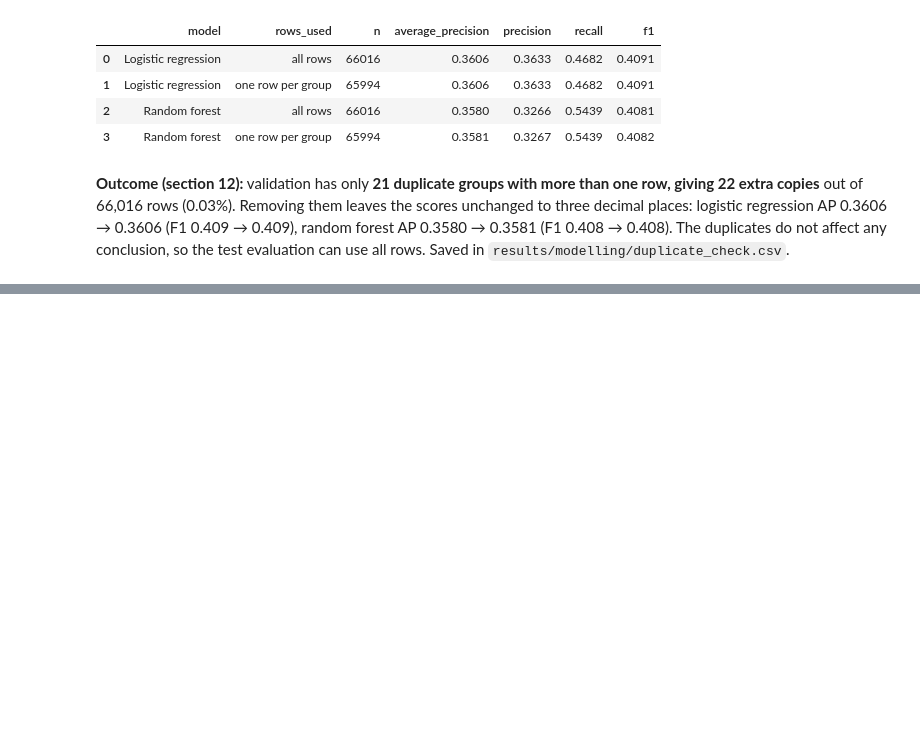
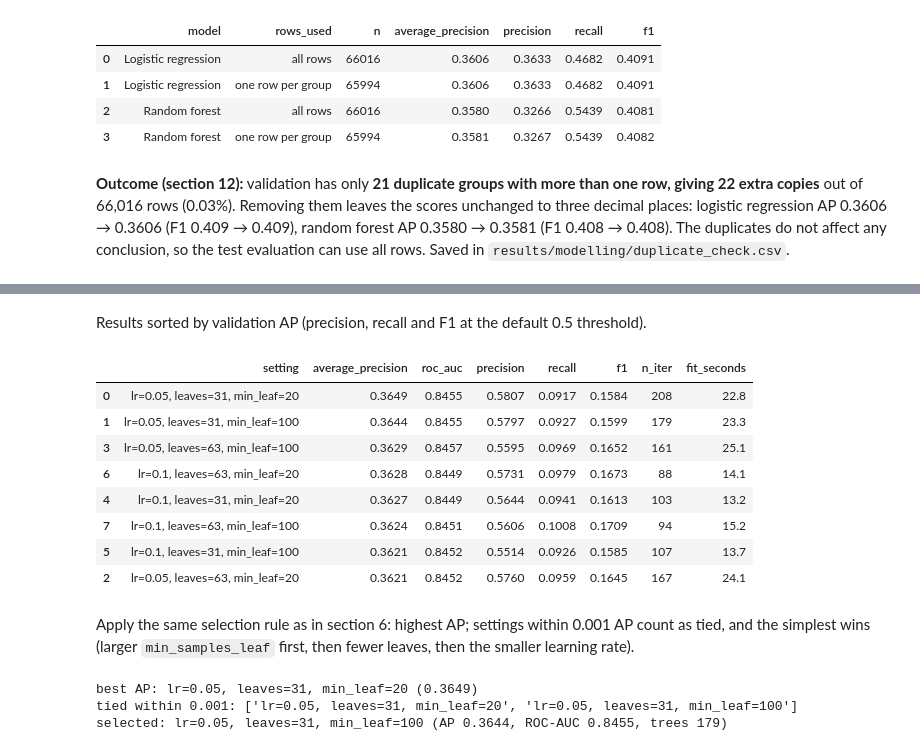
Before and after one commit to aakhalil21/DSAI5101-Project, a Jupyter notebook: notebooks/04_modelling.ipynb, the cells around one changed output, grey strips where cells are left out. Saved outputs shown, nothing was run; the diff lists cells and outputs as text; code cells hidden in the pictures; blank space fills up the shorter version.

```diff
--- a/notebooks/04_modelling.ipynb
+++ b/notebooks/04_modelling.ipynb
@@ -847,0 +865,21 @@ duplicate_check.round(4)
+# %%
+from sklearn.ensemble import HistGradientBoostingClassifier
+
+gb_grid = [{"learning_rate": lr, "max_leaf_nodes": leaves, "min_samples_leaf": leaf}
+           for lr in [0.05, 0.1] for leaves in [31, 63] for leaf in [20, 100]]
+
+def gb_estimator(params):
+    return HistGradientBoostingClassifier(max_iter=1000, early_stopping=True, validation_fraction=0.1,
+                                          n_iter_no_change=30, random_state=SEED, **params)
+
+def gb_pipeline(params):
+    # Same shared preprocessor as the forest: no scaling, dense output (trees do not need scaling).
+    if ADOPT_A or ADOPT_B or ADOPT_C:
+        prep = make_variant_preprocessor(X_train_final, scale=False,
+                                         missing="no_indicators" if ADOPT_A else "indicators",
+                                         keep_height_weight=ADOPT_B)
+        return make_pipeline_for(gb_estimator(params), X_train_final, scale=False, preprocessor=prep, dense=True)
+    return make_pipeline_for(gb_estimator(params), X_train_final, scale=False, dense=True)
+
+COLORS["Gradient boosting"] = "#2a9d55"
+len(gb_grid)
@@ -847,0 +890,10 @@ duplicate_check.round(4)
+# %%
+gb_rows, gb_store = [], {}
+for params in gb_grid:
+    setting = f"lr={params['learning_rate']}, leaves={params['max_leaf_nodes']}, min_leaf={params['min_samples_leaf']}"
+    pipe, proba, info = fit_and_score(gb_pipeline(params), X_train_final, y_train, X_valid_final, y_valid)
+    n_iter = int(pipe.named_steps["model"].n_iter_)
+    gb_rows.append({"model": "Gradient boosting", "setting": setting, **metrics_at_threshold(y_valid, proba),
+                    **params, "n_iter": n_iter, **info})
+    gb_store[setting] = (pipe, proba)
+    print(f"{setting:35s} AP {gb_rows[-1]['average_precision']:.4f}  trees {n_iter:4d}  ({info['fit_seconds']}s)")
@@ -847,0 +909,29 @@ duplicate_check.round(4)
+# %% [markdown]
+Results sorted by validation AP (precision, recall and F1 at the default 0.5 threshold).
+# %%
+gb_table = pd.DataFrame(gb_rows).sort_values("average_precision", ascending=False)
+gb_table[["setting", "average_precision", "roc_auc", "precision", "recall", "f1", "n_iter", "fit_seconds"]].round(4)
+# %% [output]
+|  | setting | average_precision | roc_auc | precision | recall | f1 | n_iter | fit_seconds |
+| 0 | lr=0.05, leaves=31, min_leaf=20 | 0.3649 | 0.8455 | 0.5807 | 0.0917 | 0.1584 | 208 | 22.8 |
+| 1 | lr=0.05, leaves=31, min_leaf=100 | 0.3644 | 0.8455 | 0.5797 | 0.0927 | 0.1599 | 179 | 23.3 |
+| 3 | lr=0.05, leaves=63, min_leaf=100 | 0.3629 | 0.8457 | 0.5595 | 0.0969 | 0.1652 | 161 | 25.1 |
+| 6 | lr=0.1, leaves=63, min_leaf=20 | 0.3628 | 0.8449 | 0.5731 | 0.0979 | 0.1673 | 88 | 14.1 |
+| 4 | lr=0.1, leaves=31, min_leaf=20 | 0.3627 | 0.8449 | 0.5644 | 0.0941 | 0.1613 | 103 | 13.2 |
+| 7 | lr=0.1, leaves=63, min_leaf=100 | 0.3624 | 0.8451 | 0.5606 | 0.1008 | 0.1709 | 94 | 15.2 |
+| 5 | lr=0.1, leaves=31, min_leaf=100 | 0.3621 | 0.8452 | 0.5514 | 0.0926 | 0.1585 | 107 | 13.7 |
+| 2 | lr=0.05, leaves=63, min_leaf=20 | 0.3621 | 0.8452 | 0.5760 | 0.0959 | 0.1645 | 167 | 24.1 |
+# %% [markdown]
+Apply the same selection rule as in section 6: highest AP; settings within 0.001 AP count as tied, and the simplest wins (larger `min_samples_leaf` first, then fewer leaves, then the smaller learning rate).
+# %%
+gb_simple = gb_table.assign(_leaf=-gb_table["min_samples_leaf"])
+best_gb = pick_simplest(gb_simple, ["_leaf", "max_leaf_nodes", "learning_rate"])
+gb_tied = gb_table[gb_table["average_precision"] >= gb_table["average_precision"].max() - AP_TIE_TOLERANCE]
+print("best AP:", gb_table.iloc[0]["setting"], f"({gb_table.iloc[0]['average_precision']:.4f})")
+print("tied within 0.001:", gb_tied["setting"].tolist())
+print("selected:", best_gb["setting"], f"(AP {best_gb['average_precision']:.4f}, ROC-AUC {best_gb['roc_auc']:.4f}, trees {best_gb['n_iter']})")
+gb_pipe, gb_proba = gb_store[best_gb["setting"]]
+# %% [output]
+best AP: lr=0.05, leaves=31, min_leaf=20 (0.3649)
+tied within 0.001: ['lr=0.05, leaves=31, min_leaf=20', 'lr=0.05, leaves=31, min_leaf=100']
+selected: lr=0.05, leaves=31, min_leaf=100 (AP 0.3644, ROC-AUC 0.8455, trees 179)
```
Also changed, not shown: parts of 38 cells of this notebook, 6 other files.
